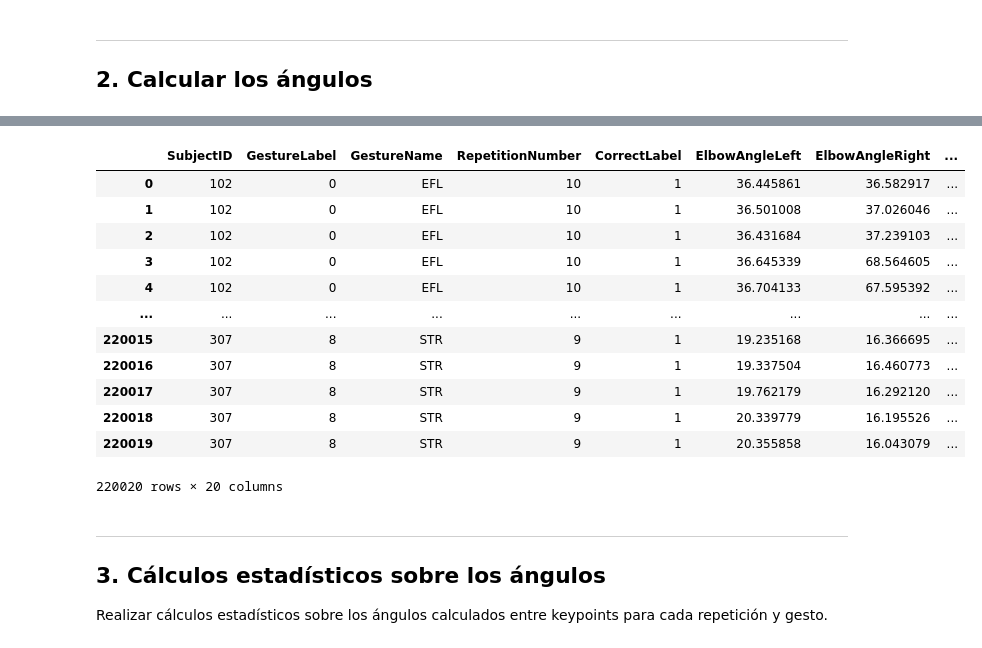
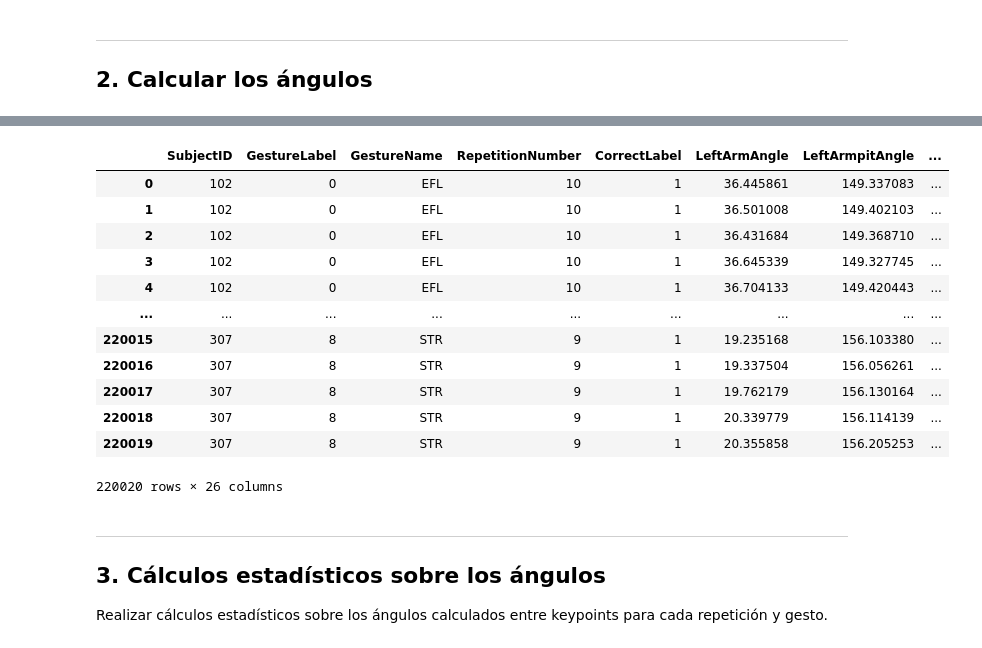
Before and after one commit to nmartinser/Telerehabilitation_Interpretability, a Jupyter notebook: Notebooks/leer_dataset.ipynb, the cells around one changed output, grey strips where cells are left out. Saved outputs shown, nothing was run; the diff lists cells and outputs as text; code cells hidden in the pictures.

```diff
--- a/Notebooks/leer_dataset.ipynb
+++ b/Notebooks/leer_dataset.ipynb
@@ -109,7 +109,7 @@ def leer_datos_archivo(directorio:str, columnas:list[str]) -> pd.DataFrame:
     # Itera sobre cada archivo
     for file_name in file_list:
          # Extrae los datos del nombre del archivo
-        campos = functions.leer_nombre_archivo(file_name)
+        campos = fn.leer_nombre_archivo(file_name)
 
         with open(os.path.join(directorio, file_name), 'r') as file:
             for line in file:
@@ -233,22 +250,22 @@ def apply_angles(df: pd.DataFrame) -> pd.DataFrame:
 # %%
 # Aplica la función para caluclar los ángulos a los datos en crudo
-df_angles = apply_angles(df_data)
+df_angles = fn.apply_angles_I(df_data)
 # Visualizar el dataframe
 df_angles
 # %% [output]
-|  | SubjectID | GestureLabel | GestureName | RepetitionNumber | CorrectLabel | ElbowAngleLeft | ElbowAngleRight | ... |
-| 0 | 102 | 0 | EFL | 10 | 1 | 36.445861 | 36.582917 | ... |
-| 1 | 102 | 0 | EFL | 10 | 1 | 36.501008 | 37.026046 | ... |
-| 2 | 102 | 0 | EFL | 10 | 1 | 36.431684 | 37.239103 | ... |
-| 3 | 102 | 0 | EFL | 10 | 1 | 36.645339 | 68.564605 | ... |
-| 4 | 102 | 0 | EFL | 10 | 1 | 36.704133 | 67.595392 | ... |
+|  | SubjectID | GestureLabel | GestureName | RepetitionNumber | CorrectLabel | LeftArmAngle | LeftArmpitAngle | ... |
+| 0 | 102 | 0 | EFL | 10 | 1 | 36.445861 | 149.337083 | ... |
+| 1 | 102 | 0 | EFL | 10 | 1 | 36.501008 | 149.402103 | ... |
+| 2 | 102 | 0 | EFL | 10 | 1 | 36.431684 | 149.368710 | ... |
+| 3 | 102 | 0 | EFL | 10 | 1 | 36.645339 | 149.327745 | ... |
+| 4 | 102 | 0 | EFL | 10 | 1 | 36.704133 | 149.420443 | ... |
 | ... | ... | ... | ... | ... | ... | ... | ... | ... |
-| 220015 | 307 | 8 | STR | 9 | 1 | 19.235168 | 16.366695 | ... |
-| 220016 | 307 | 8 | STR | 9 | 1 | 19.337504 | 16.460773 | ... |
-| 220017 | 307 | 8 | STR | 9 | 1 | 19.762179 | 16.292120 | ... |
-| 220018 | 307 | 8 | STR | 9 | 1 | 20.339779 | 16.195526 | ... |
-| 220019 | 307 | 8 | STR | 9 | 1 | 20.355858 | 16.043079 | ... |
+| 220015 | 307 | 8 | STR | 9 | 1 | 19.235168 | 156.103380 | ... |
+| 220016 | 307 | 8 | STR | 9 | 1 | 19.337504 | 156.056261 | ... |
+| 220017 | 307 | 8 | STR | 9 | 1 | 19.762179 | 156.130164 | ... |
+| 220018 | 307 | 8 | STR | 9 | 1 | 20.339779 | 156.114139 | ... |
+| 220019 | 307 | 8 | STR | 9 | 1 | 20.355858 | 156.205253 | ... |
-220020 rows × 20 columns
+220020 rows × 26 columns
 # %%
 # guardar los datos en formato csv
 df_angles.to_csv('../Resultados/angles.csv', index=False)
```
Also changed, not shown: parts of 5 cells of this notebook, 2 other files.
